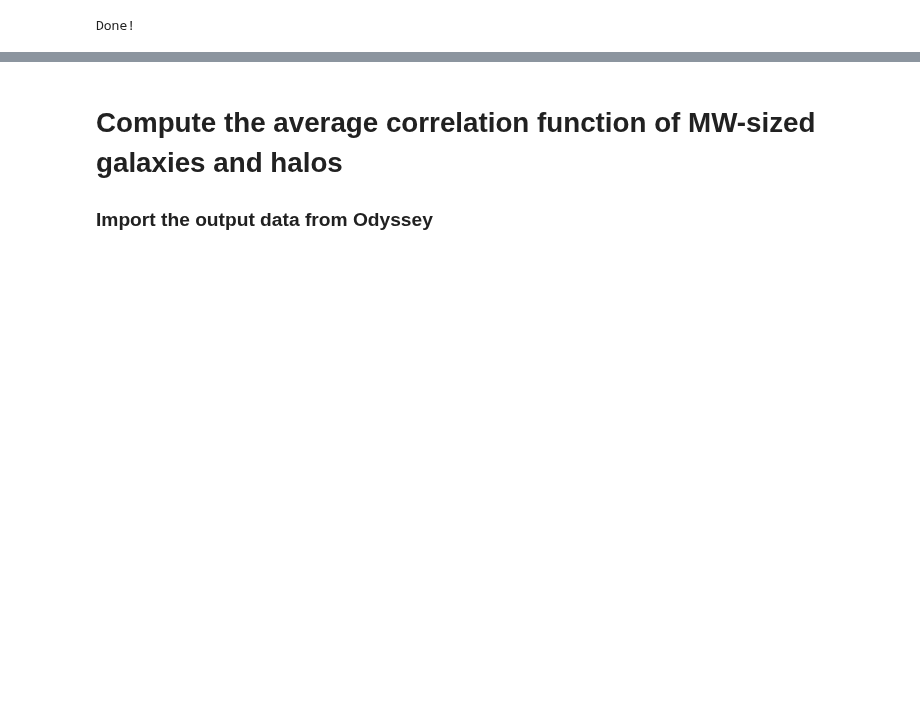
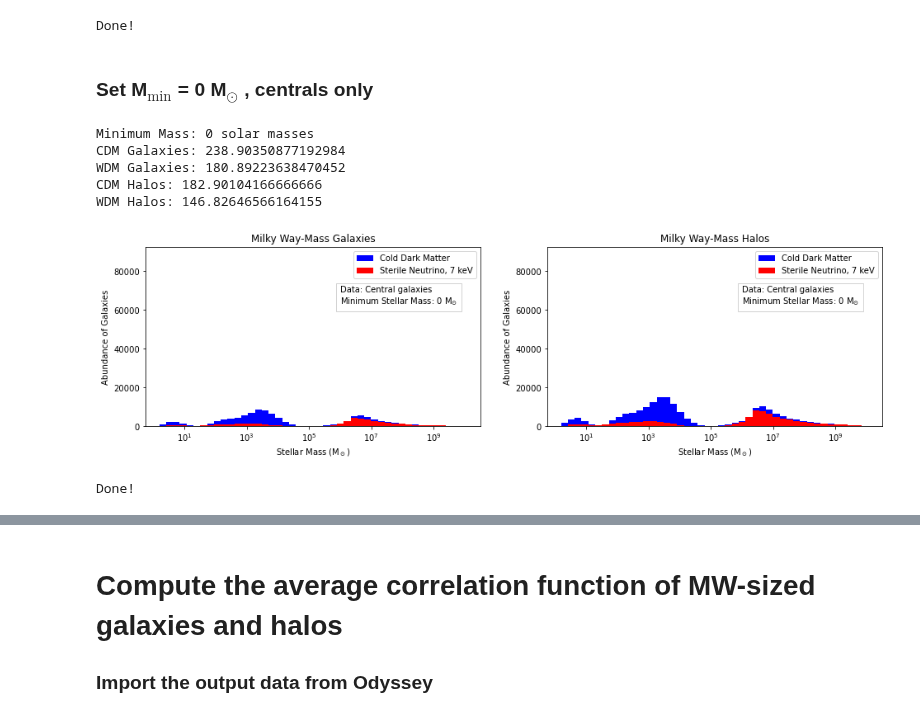
Before and after one commit to mshiferaw/WDM, a Jupyter notebook: Summer 2020/6 Local Group.ipynb, the cells around one changed output, grey strips where cells are left out. Cells and saved outputs as stored; diff of their text form; code cells hidden in the pictures; blank space fills up the shorter version.

```diff
--- a/Summer 2020/6 Local Group.ipynb
+++ b/Summer 2020/6 Local Group.ipynb
@@ -90,19 +90,24 @@ cdm_mass, cdm_position, wdm_mass, wdm_position
 # %% [markdown]
 ### Define a function
 # %%
-def create_tree(galaxy_mass, galaxy, galaxy_position, mass, dm, position, m_min):
+def create_tree(galaxy_mass, galaxy, galaxy_position, mass, dm, position, m_min, issat):
 
     # get the indices and positions of all central galaxies within the mass range $2-6*10^{10}$ M$_{\odot}$
-    MW_galaxy_ind = np.where((galaxy_mass>2*10**10) & (galaxy_mass<6*10**10) & (galaxy['IsCentral'][:]==1))[0]
+    MW_galaxy_ind = np.where((galaxy_mass > 2*10**10) & (galaxy_mass < 6*10**10) & (galaxy['IsCentral'][:] == 1))[0]
     MW_galaxy_position = galaxy_position[MW_galaxy_ind]
 
-    # create the trees with a minimum mass of galaxies to search through
-    galaxy_mass_filtered = galaxy_mass[np.where(galaxy_mass > m_min)[0]]
-    galaxy_position_filtered = galaxy_position[np.where(galaxy_mass > m_min)[0]]
+    # filter out galaxies below a certain minimum mass, as well as satellites if necessary
+    if issat == 1:
+        mask = np.where(galaxy_mass > m_min)[0]
+    else:
+        mask = np.where((galaxy_mass > m_min) & (galaxy['IsCentral'][:] == 1))[0]
+
+    # create the trees with the filtered galaxies to search through
+    galaxy_mass_filtered, galaxy_position_filtered = galaxy_mass[mask], galaxy_position[mask]
     tree = spatial.cKDTree(galaxy_position_filtered)
 
     # get the indices and positions of all central halos within the mass range $0.8-2*10^{12}$ M$_{\odot}$
-    MW_ind = np.where((mass>0.8*10**12) & (mass<2*10**12) & (dm['IsCentral'][:]==1))[0]
+    MW_ind = np.where((mass > 0.8*10**12) & (mass < 2*10**12) & (dm['IsCentral'][:] == 1))[0]
     MW_position = position[MW_ind]
 
     return MW_galaxy_ind, MW_galaxy_position, galaxy_mass_filtered, galaxy_position_filtered, tree, MW_ind, MW_position
@@ -130,13 +135,17 @@ def shell_calc(MW_position, tree, VR, MW_ind, position_filtered, mass_filtered):
 
     return shell, shell_mass
 
-def shell_zip(cdm_galaxy_mass, wdm_galaxy_mass, cdm_galaxy, wdm_galaxy, cdm_mass, wdm_mass, cdm, wdm, m_min = 0):
+def shell_zip(cdm_galaxy_mass, wdm_galaxy_mass, cdm_galaxy, wdm_galaxy, cdm_mass, wdm_mass, cdm, wdm, m_min = 0, issat = 1):
 
     # calculate the tree based on a minimum galaxy mass
-    cdm_params = create_tree(cdm_galaxy_mass, cdm_galaxy, cdm_galaxy_position, cdm_mass, cdm, cdm_position, m_min)
-    wdm_params = create_tree(wdm_galaxy_mass, wdm_galaxy, wdm_galaxy_position, wdm_mass, wdm, wdm_position, m_min)
-    cdm_MW_galaxy_ind, cdm_MW_galaxy_position, cdm_galaxy_mass_filtered, cdm_galaxy_position_filtered, cdm_tree, cdm_MW_ind, cdm_MW_position = cdm_params
-    wdm_MW_galaxy_ind, wdm_MW_galaxy_position, wdm_galaxy_mass_filtered, wdm_galaxy_position_filtered, wdm_tree, wdm_MW_ind, wdm_MW_position = wdm_params
+    cdm_params = create_tree(cdm_galaxy_mass, cdm_galaxy, cdm_galaxy_position, cdm_mass, cdm, cdm_position, m_min, issat)
+    wdm_params = create_tree(wdm_galaxy_mass, wdm_galaxy, wdm_galaxy_position, wdm_mass, wdm, wdm_position, m_min, issat)
+
+    # save the parameters
+    [cdm_MW_galaxy_ind, cdm_MW_galaxy_position, cdm_galaxy_mass_filtered, cdm_galaxy_position_filtered, cdm_tree,
+     cdm_MW_ind, cdm_MW_position] = cdm_params
+    [wdm_MW_galaxy_ind, wdm_MW_galaxy_position, wdm_galaxy_mass_filtered, wdm_galaxy_position_filtered, wdm_tree,
+     wdm_MW_ind, wdm_MW_position] = wdm_params
 
     # calculate the shells according to galaxy mass
     cdm_shell_galaxy, cdm_shell_mass_galaxy = shell_calc(cdm_MW_galaxy_position, cdm_tree, cdm_galaxy['HaloRvir'],
@@ -172,16 +181,18 @@ def shell_zip(cdm_galaxy_mass, wdm_galaxy_mass, cdm_galaxy, wdm_galaxy, cdm_mass
                                                [wdm_shell_mass_galaxy, wdm_shell_mass], [grid0, grid1]):
 
         # label the plots
-        textstr = '\n'.join((
-            r'Data: Central and Satellite galaxies',
-            r'Minimum Stellar Mass: ' + str(m_min) + ' M$_{\odot}$'))
+        if issat == 1:
+            data, loc = r'Data: Central and Satellite galaxies', 10**5.5
+        else:
+            data, loc = r'Data: Central galaxies', 10**6
+        textstr = '\n'.join((data, r'Minimum Stellar Mass: ' + str(m_min) + ' M$_{\odot}$'))
         props = dict(facecolor='none', edgecolor='lightgrey', pad = 5.0)
 
         # plot the stellar mass of galaxies in each selection
         bins=np.logspace(-0.25, 10.5, 50)
         grid.hist(cdm_plot, bins = bins, label = "Cold Dark Matter", color = 'blue')
         grid.hist(wdm_plot, bins = bins, label = "Sterile Neutrino, 7 keV", color = 'red')
-        grid.text(10**5.5, 72500, textstr, verticalalignment='top', bbox=props)
+        grid.text(loc, 72500, textstr, verticalalignment='top', bbox=props)
         grid.set_xlabel('Stellar Mass (M$_\odot$)')
         grid.set_ylabel('Abundance of Galaxies')
         grid.set_xlim(10**-0.25,10**10.5)
@@ -213,7 +224,7 @@ def shell_zip(cdm_galaxy_mass, wdm_galaxy_mass, cdm_galaxy, wdm_galaxy, cdm_mass
 
             # zip each input file
             os.chdir(folder)
-            subprocess.call(['zip', '-ur', name + '_m' + str(m_min) + '.zip', file])
+            subprocess.call(['zip', '-ur', name + '_m' + str(m_min) + '_s' + str(issat) + '.zip', file])
             os.chdir(home)
 
     print('\nDone!')
@@ -241,3 +252,15 @@ CDM Halos: 901.29375
 WDM Halos: 694.5651591289783
 [figure]
 Done!
+# %% [markdown]
+### Set M$_{\mathrm{min}}$ = 0 M$_{\odot}$ , centrals only
+# %%
+shell_zip(cdm_galaxy_mass, wdm_galaxy_mass, cdm_galaxy, wdm_galaxy, cdm_mass, wdm_mass, cdm, wdm, issat = 0)
+# %% [output]
+Minimum Mass: 0 solar masses
+CDM Galaxies: 238.90350877192984
+WDM Galaxies: 180.89223638470452
+CDM Halos: 182.90104166666666
+WDM Halos: 146.82646566164155
+[figure, added]
+Done!
```
Also changed, not shown: parts of 7 cells of this notebook.
